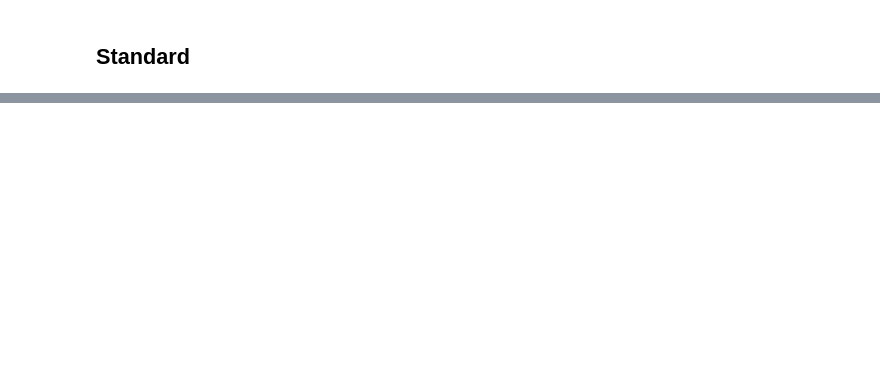
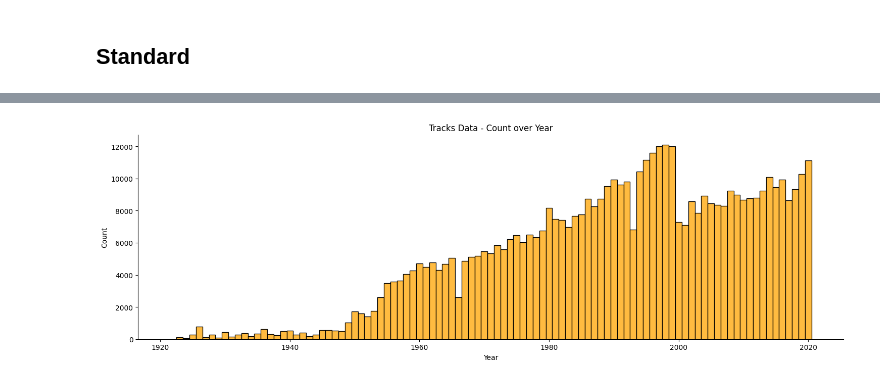
Before and after one commit to mavwong/SpotifyDataAnalysis, a Jupyter notebook: 03-analysis_main.ipynb, the cells around one changed output, grey strips where cells are left out. Saved outputs shown, nothing was run; the diff lists cells and outputs as text; code cells hidden in the pictures; blank space fills up the shorter version.

```diff
--- a/03-analysis_main.ipynb
+++ b/03-analysis_main.ipynb
@@ -76,0 +56,4 @@ Ignoring `palette` because no `hue` variable has been assigned.
+# %%
+eval_tracks.get_category_hist("year", show=True)
+# %% [output]
+[figure, added]
```
Also changed, not shown: parts of 29 cells of this notebook, 20 other files.
